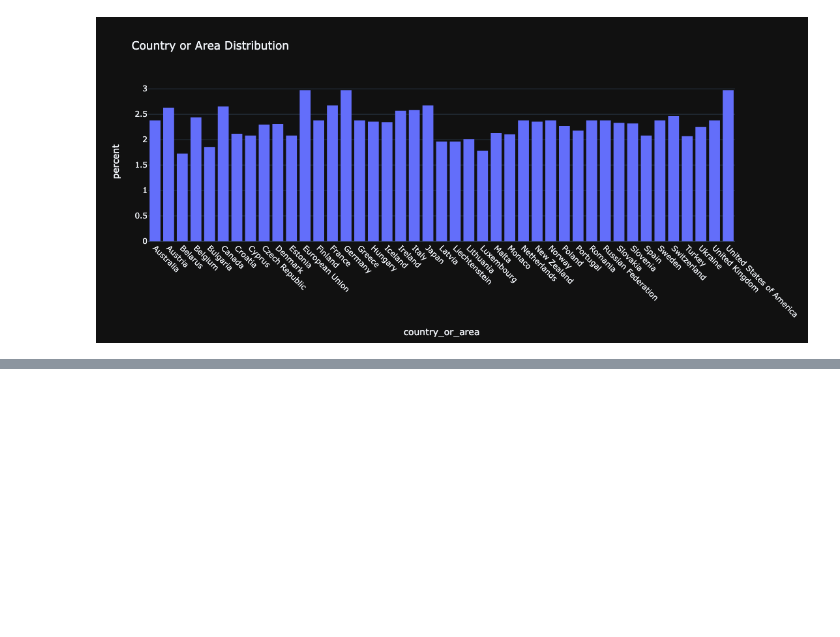
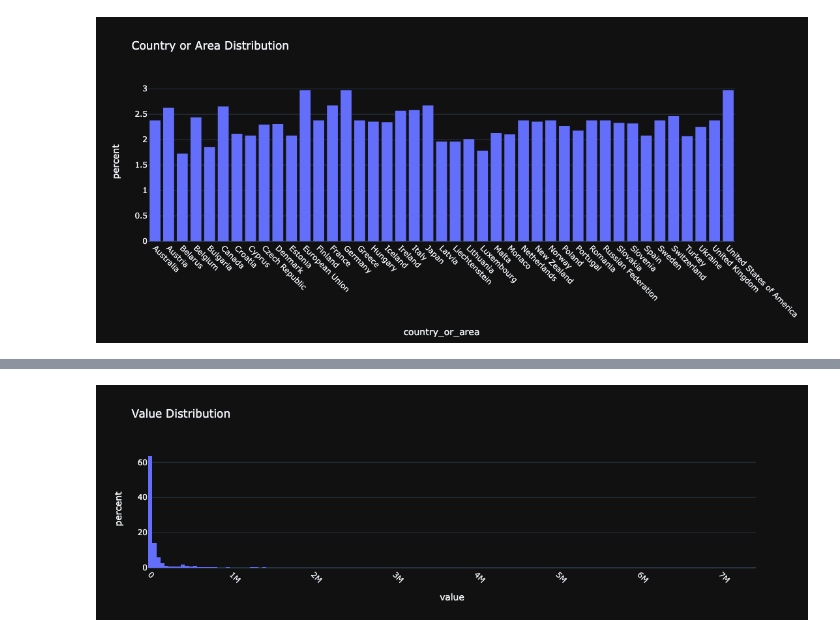
Before and after one commit to Volscente/climate_hackathon_2022, a Jupyter notebook: notebooks/Exploratory_Data_Analysis.ipynb, the cells around one changed output, grey strips where cells are left out. Saved outputs shown, nothing was run; the diff lists cells and outputs as text; code cells hidden in the pictures; blank space fills up the shorter version.

```diff
--- a/notebooks/Exploratory_Data_Analysis.ipynb
+++ b/notebooks/Exploratory_Data_Analysis.ipynb
@@ -69,0 +99,14 @@ figure.show()
+# %%
+# Plot Histogram
+figure = ex.histogram(greenhouse_gas_data,
+                      x='value',
+                      title='Value Distribution',
+                      labels={'x':'Value', 'y':'Count'},
+                      template='plotly_dark',
+                      histnorm='percent')
+
+figure.update_xaxes(tickangle=45)
+
+figure.show()
+# %% [output]
+[figure, added]
```
Also changed, not shown: parts of 8 cells of this notebook.
